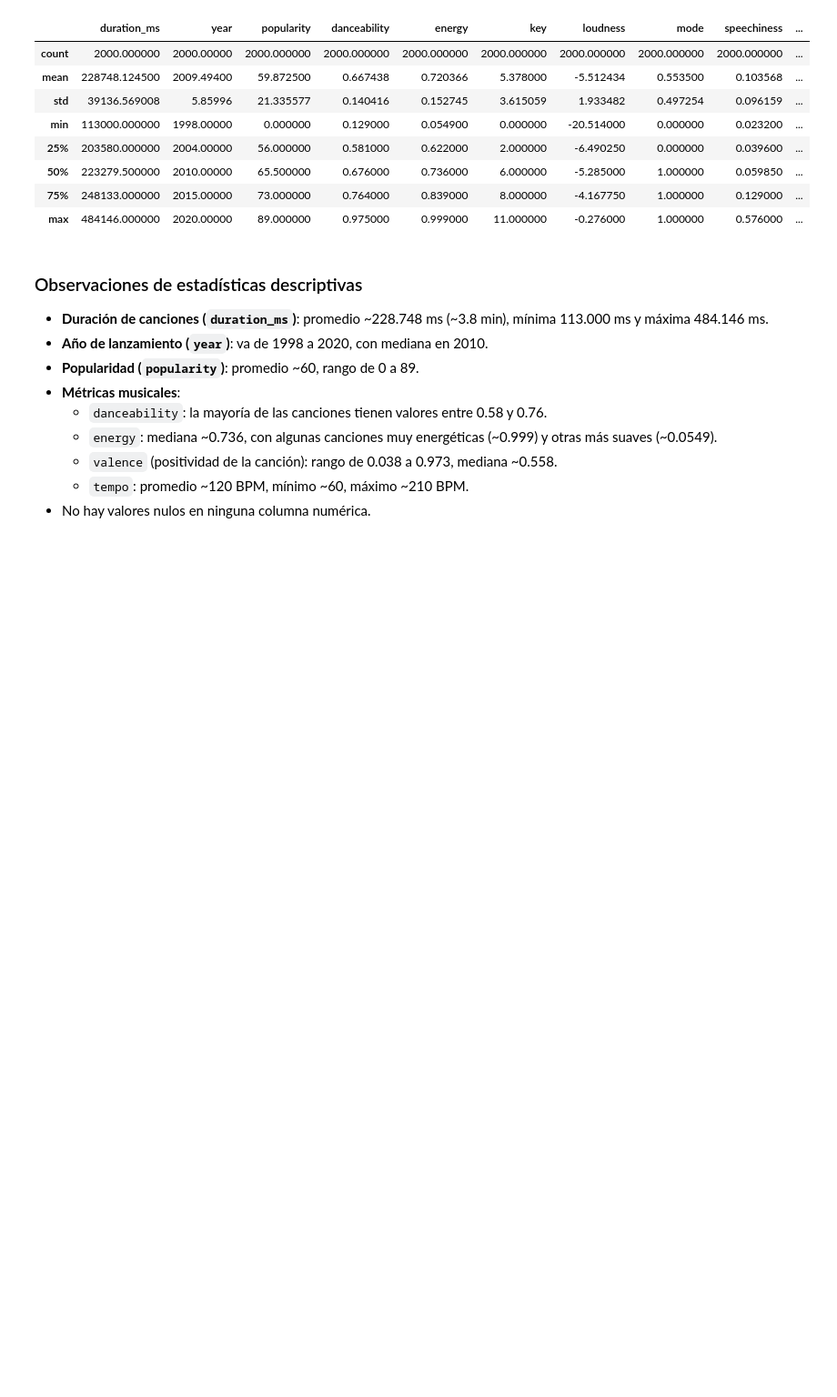
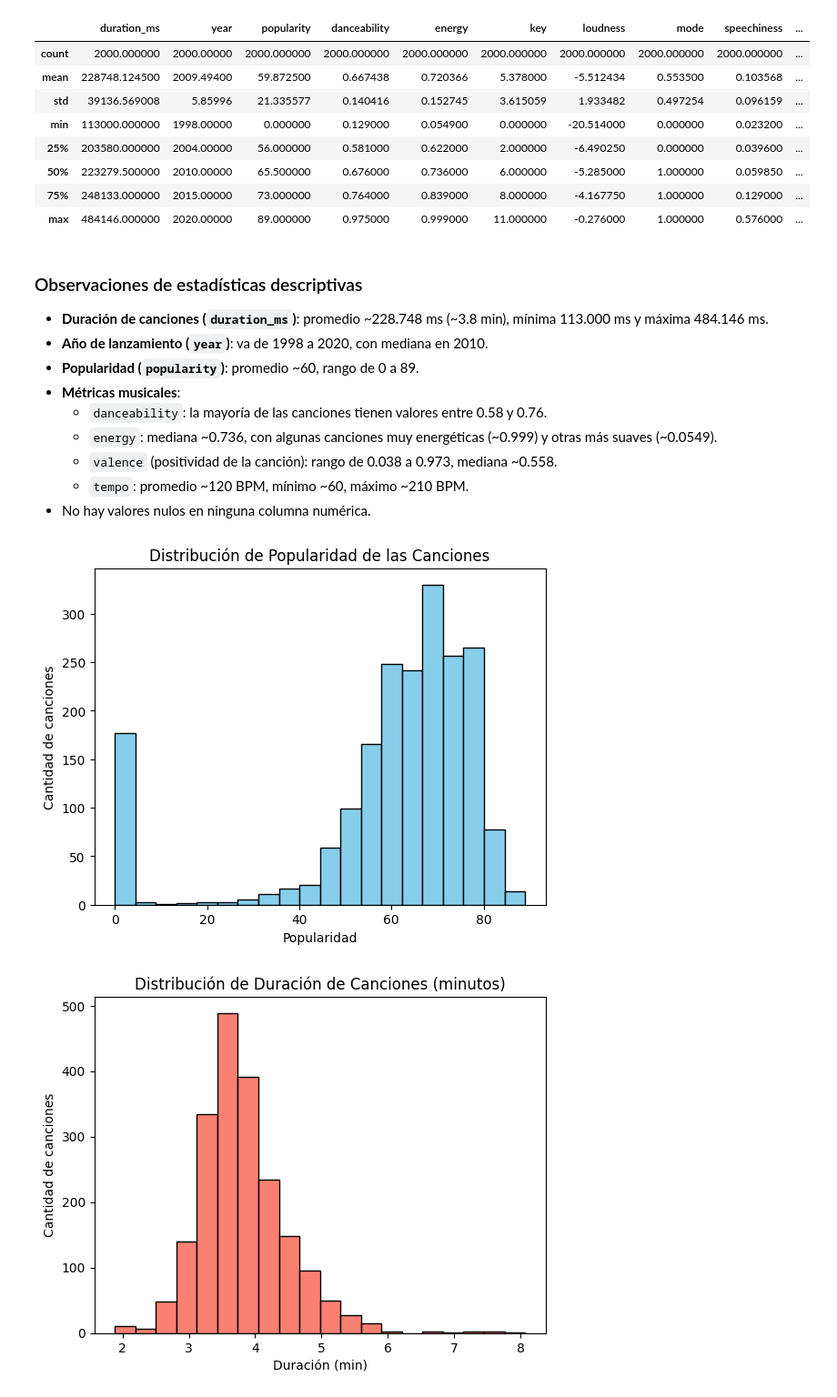
Before and after one commit to andresmatesanz/analizador-spotify-json, a Jupyter notebook: notebooks/01_exploracion_spotify.ipynb, the cells around one changed output. Shown: that part at 91% size. Saved outputs shown, nothing was run; the diff lists cells and outputs as text; code cells hidden in the pictures; blank space fills up the shorter version.

```diff
--- a/notebooks/01_exploracion_spotify.ipynb
+++ b/notebooks/01_exploracion_spotify.ipynb
@@ -130,3 +130,22 @@ df.describe()
 ### Distribución de Popularidad y Duración
 
 Visualizamos cómo se distribuyen la popularidad y la duración de las canciones.
+# %%
+import matplotlib.pyplot as plt
+
+# Histograma de popularidad
+plt.hist(df['popularity'], bins=20, color='skyblue', edgecolor='black')
+plt.title('Distribución de Popularidad de las Canciones')
+plt.xlabel('Popularidad')
+plt.ylabel('Cantidad de canciones')
+plt.show()
+
+# Histograma de duración en minutos
+plt.hist(df['duration_ms'] / 60000, bins=20, color='salmon', edgecolor='black')
+plt.title('Distribución de Duración de Canciones (minutos)')
+plt.xlabel('Duración (min)')
+plt.ylabel('Cantidad de canciones')
+plt.show()
+# %% [output]
+[figure, added]
+[figure, added]
```
Also changed, not shown: parts of 6 cells of this notebook.
